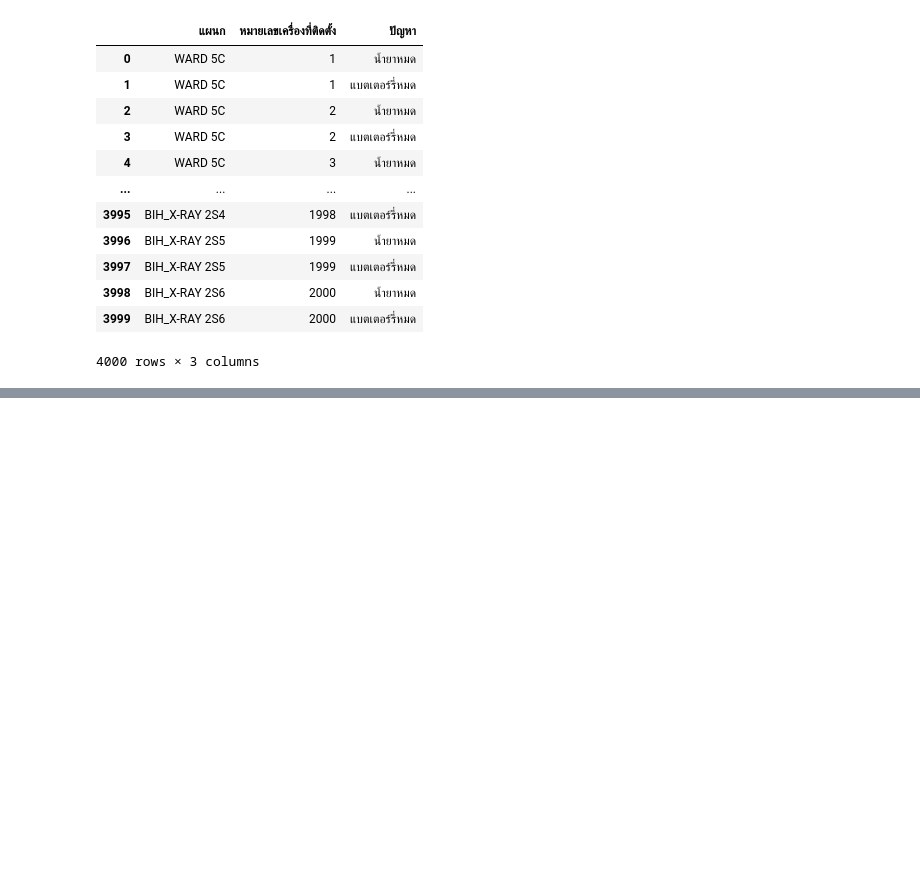
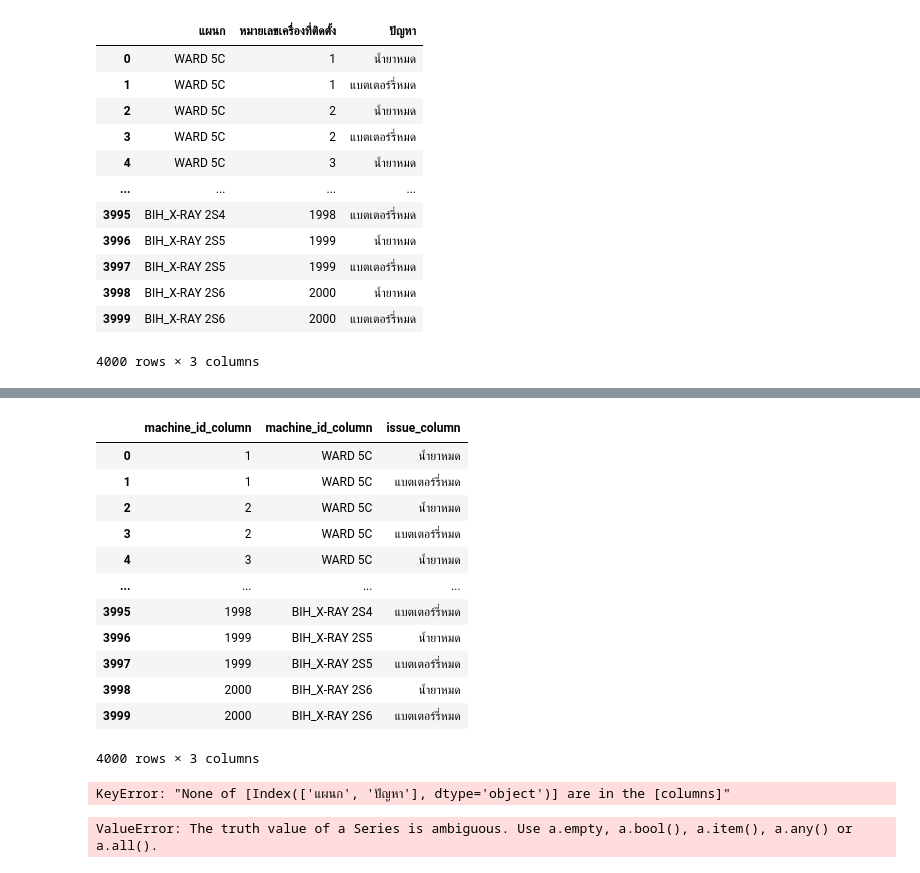
Before and after one commit to SSoraak/streamlit-start, a Jupyter notebook: test.ipynb, the cells around one changed output, grey strips where cells are left out. Saved outputs shown, nothing was run; the diff lists cells and outputs as text; code cells hidden in the pictures; blank space fills up the shorter version.

```diff
--- a/test.ipynb
+++ b/test.ipynb
@@ -332,0 +354,27 @@ df2
+# %%
+df2
+# %% [output]
+|  | machine_id_column | machine_id_column | issue_column |
+| 0 | 1 | WARD 5C | น้ำยาหมด |
+| 1 | 1 | WARD 5C | แบตเตอร์รี่หมด |
+| 2 | 2 | WARD 5C | น้ำยาหมด |
+| 3 | 2 | WARD 5C | แบตเตอร์รี่หมด |
+| 4 | 3 | WARD 5C | น้ำยาหมด |
+| ... | ... | ... | ... |
+| 3995 | 1998 | BIH_X-RAY 2S4 | แบตเตอร์รี่หมด |
+| 3996 | 1999 | BIH_X-RAY 2S5 | น้ำยาหมด |
+| 3997 | 1999 | BIH_X-RAY 2S5 | แบตเตอร์รี่หมด |
+| 3998 | 2000 | BIH_X-RAY 2S6 | น้ำยาหมด |
+| 3999 | 2000 | BIH_X-RAY 2S6 | แบตเตอร์รี่หมด |
+4000 rows × 3 columns
+# %%
+# Prepare the input data for prediction
+encoded = encoder.transform(df2[[department_column, issue_column]])
+encoded_df = pd.DataFrame(encoded, columns=encoded_feature_names)
+final = pd.concat([df2[[machine_id_column]], encoded_df], axis=1)
+# %% [output]
+KeyError: "None of [Index(['แผนก', 'ปัญหา'], dtype='object')] are in the [columns]"
+# %%
+df[(df[department_column] == "WARD 5C" and df[issue_column]== "น้ำยาหมด").all()]
+# %% [output]
+ValueError: The truth value of a Series is ambiguous. Use a.empty, a.bool(), a.item(), a.any() or a.all().
```
Also changed, not shown: parts of 3 cells of this notebook, 2 other files.
